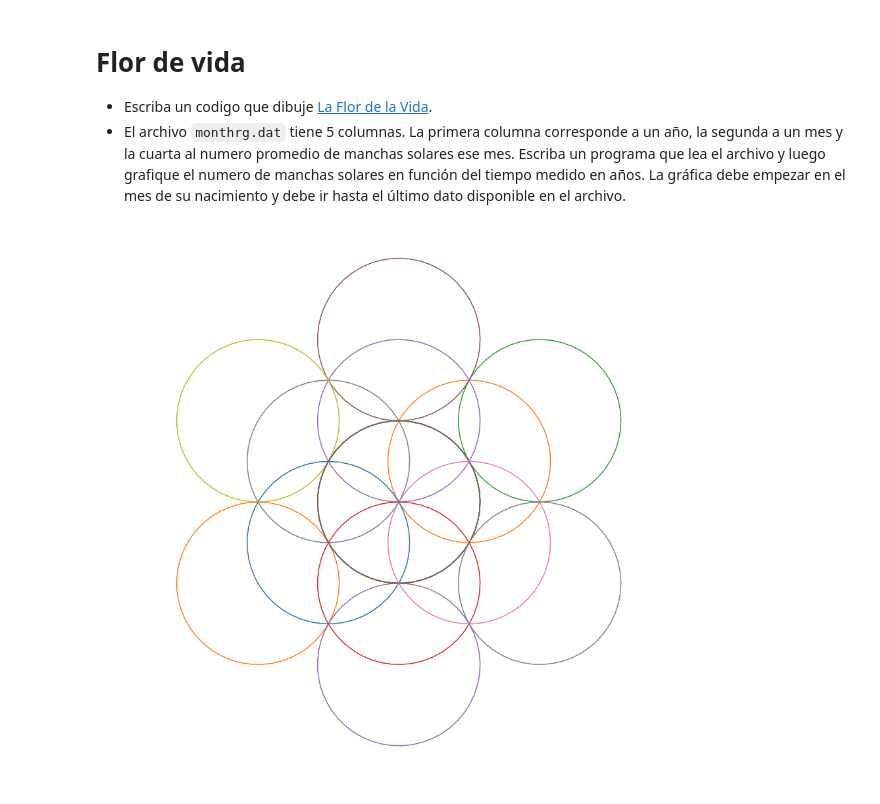
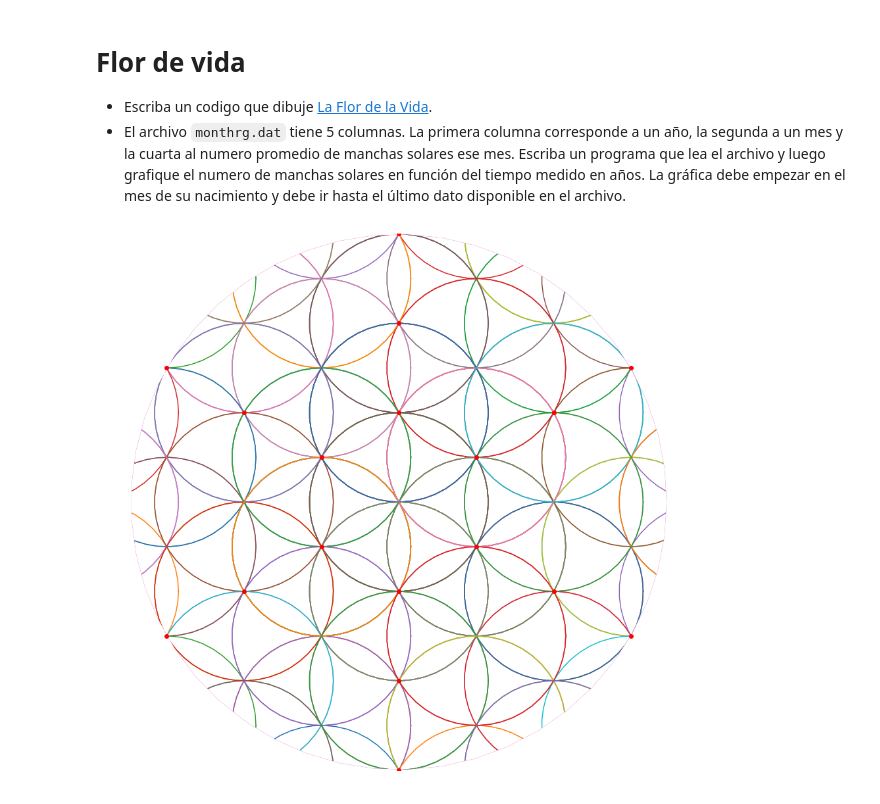
Before and after one commit to PythonBootcampUniandes/notas-de-clase, a Jupyter notebook: Soluciones/Ejercicios/Ejercicio 4.ipynb, the cells around one changed output. Cells and saved outputs as stored; diff of their text form; code cells hidden in the pictures.

```diff
--- a/Soluciones/Ejercicios/Ejercicio 4.ipynb
+++ b/Soluciones/Ejercicios/Ejercicio 4.ipynb
@@ -15,39 +15,90 @@ import numpy as np
 import matplotlib.pyplot as plt
 % matplotlib inline
 # %%
-plt.figure(figsize=(15,15))
+fig = plt.figure(figsize=(15,15))
 plt.axis("equal")
 plt.axis("off")
 
 angle = np.pi / 3
 radius = 40
 partial_rad = radius / 3
 
 angles = np.arange(0, 2*np.pi, angle)
 
 circle_angles = np.linspace(0, 2*np.pi)
 c, s = np.cos(np.pi/6), np.sin(np.pi/6)
 R = np.array([[c, -s], [s, c]])
 
 for ang in angles:
     for r in range(0, 3):
         dx, dy = r*radius * np.cos(ang), r*radius * np.sin(ang)
         x = radius * np.cos(circle_angles) + dx
         y = radius * np.sin(circle_angles) + dy
         coor = np.dot(R, np.vstack((x, y)))
         #plt.plot(x, y)
-        plt.plot(coor[0, :], coor[1, :])
+        plt.plot(coor[0, :], coor[1, :], zorder=1)
 
+
+#i = 0
+rect_angles = np.arange(0, 2*np.pi, np.pi/6)
+#r = np.sqrt(3)
 """
-rect_angles = np.arange(0, 2*np.pi, np.pi/4)
-r = 2
 for ang in rect_angles:
-    dx, dy = r*radius * np.cos(ang), r*radius * np.sin(ang)
-    x = radius * np.cos(circle_angles) + dx
-    y = radius * np.sin(circle_angles) + dy
-    plt.plot(x, y)
+    if i % 2 == 0:
+        dx, dy = r*radius * np.cos(ang), r*radius * np.sin(ang)
+        x = radius * np.cos(circle_angles) + dx
+        y = radius * np.sin(circle_angles) + dy
+        plt.plot(x, y)
+    i += 1
 """
 
+#r1 = 2*radius
+#ang = np.pi/6
+r = np.sqrt(3)
+
+for cent_ang in angles:
+    for k in range(1, 4):
+        offx, offy = k*radius*np.cos(cent_ang), k*radius*np.sin(cent_ang)
+        off = np.dot(R, np.array([[offx], [offy]]))
+        plt.plot(off[0, :], off[1, :], 'ro')
+        i = 0
+        for ang in rect_angles:
+            if i % 2 == 0:
+                dx, dy = r*radius * np.cos(ang), r*radius * np.sin(ang)
+                x = radius * np.cos(circle_angles) + dx + off[0, :]
+                y = radius * np.sin(circle_angles) + dy + off[1, :]
+                plt.plot(x, y, zorder=1)
+            i += 1
+
+    #i = 0
+    #for ang in rect_angles:
+        #if i % 2 == 0:
+    #dist = np.sqrt(offx**2 + offy**2)
+    #dx, dy = r2*radius * np.cos(ang), r2*radius * np.sin(ang)
+    #x = radius * np.cos(circle_angles) + offx
+    #y = radius * np.sin(circle_angles) + offy
+    #plt.plot(x, y)
+        #i += 1
+
+
+full_radius = radius * 3
+x = full_radius * np.cos(circle_angles)
+y = full_radius * np.sin(circle_angles)
+plt.plot(x, y, zorder=1)
+
+n, radii = 50, [full_radius, 5*radius]
+theta = np.linspace(0, 2*np.pi, n, endpoint=True)
+xs = np.outer(radii, np.cos(theta))
+ys = np.outer(radii, np.sin(theta))
+
+# in order to have a closed area, the circles
+# should be traversed in opposite directions
+xs[1,:] = xs[1,::-1]
+ys[1,:] = ys[1,::-1]
+
+plt.fill(np.ravel(xs), np.ravel(ys), facecolor='white', edgecolor='#FFFFFF',zorder=2)
+plt.axis([-3*radius, 3*radius, -3*radius, 3*radius])
+
 plt.show()
 # %% [output]
-[figure, old version]
+[figure, new version]
```
Also changed, not shown: parts of 3 cells of this notebook, 1 other file.
